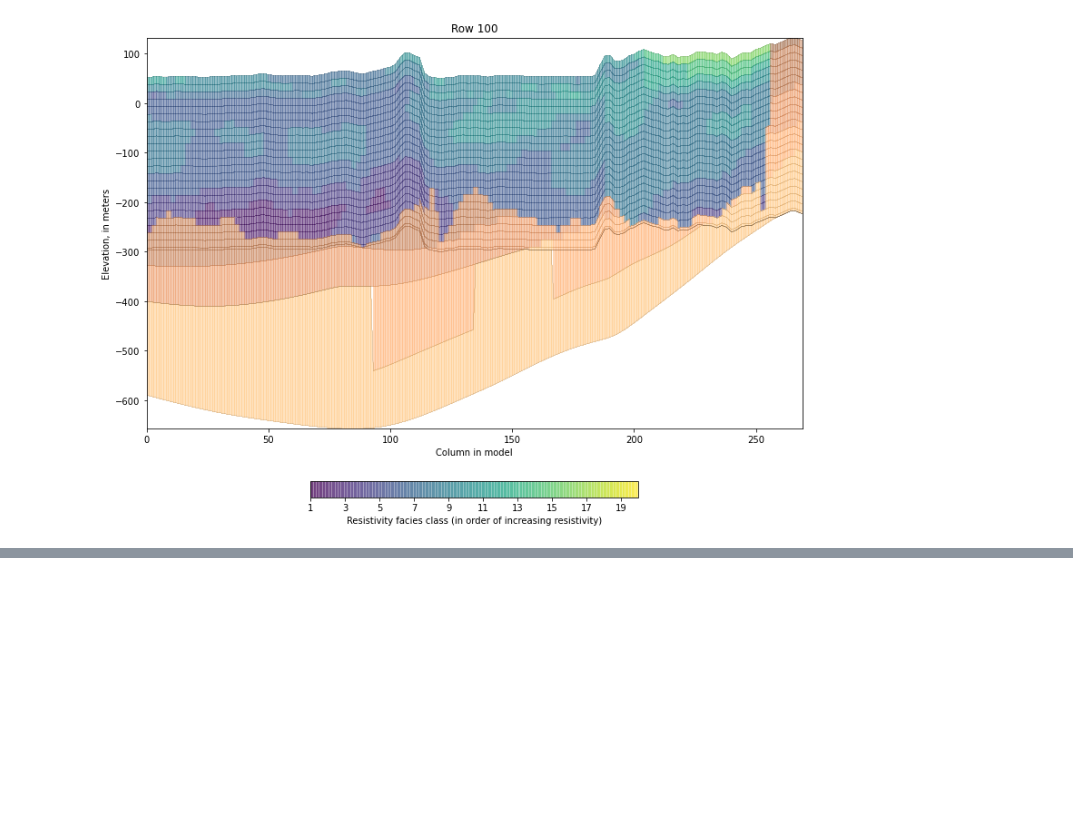
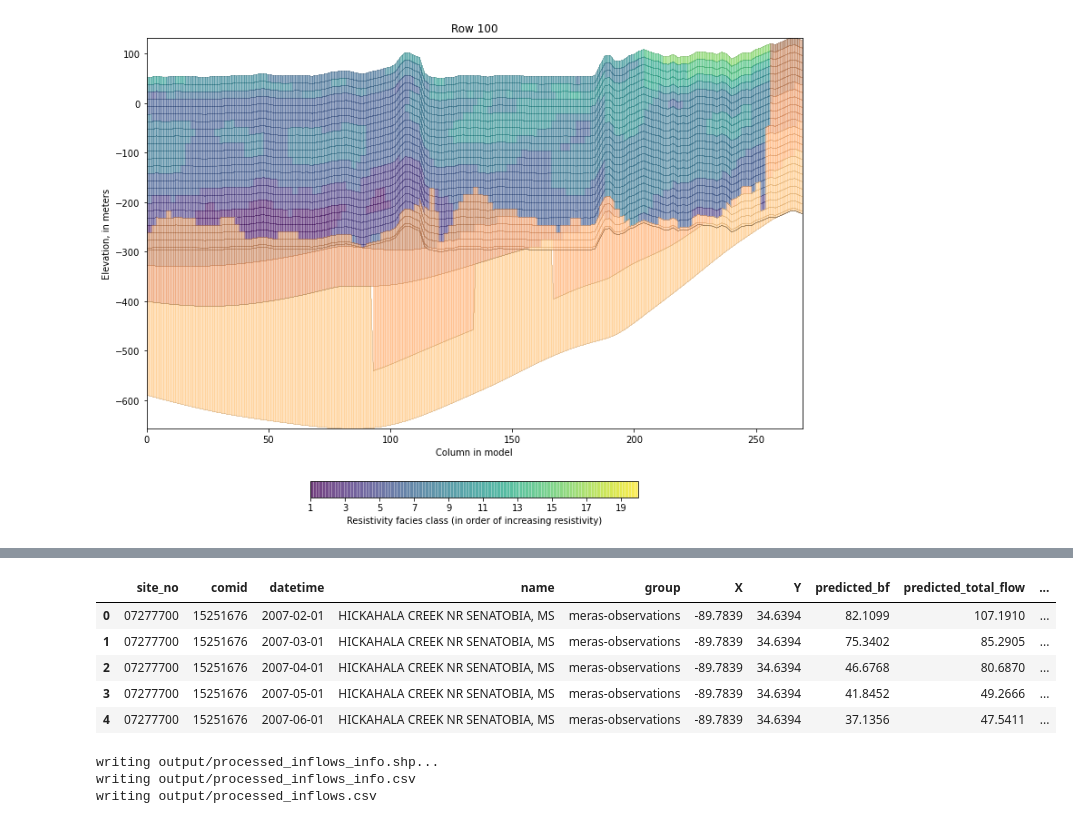
Before and after one commit to aleaf/usgs-map-gwmodels, a Jupyter notebook: examples/Example.ipynb, the cells around one changed output, grey strips where cells are left out. Cells and saved outputs as stored; diff of their text form; code cells hidden in the pictures; blank space fills up the shorter version.

```diff
--- a/examples/Example.ipynb
+++ b/examples/Example.ipynb
@@ -97,0 +151,34 @@ plot_slice(layers, property_data=zone_array,
+# %%
+from mapgwm.swflows import preprocess_flows
+
+streamflow_data_file = test_data_path / 'swflows/13Feb2020_rf_output_with_site_numbers.csv'
+streamflow_data = pd.read_csv(streamflow_data_file)
+
+# only include flows that are inflows (exclude observations)
+include_line_ids = set(streamflow_data.loc[streamflow_data.group == 'meras-inflows', 'comid'])
+
+outfile = output_folder / 'processed_inflows.csv'
+# %%
+streamflow_data.head()
+# %% [output]
+|  | site_no | comid | datetime | name | group | X | Y | predicted_bf | predicted_total_flow | ... |
+| 0 | 07277700 | 15251676 | 2007-02-01 | HICKAHALA CREEK NR SENATOBIA, MS | meras-observations | -89.7839 | 34.6394 | 82.1099 | 107.1910 | ... |
+| 1 | 07277700 | 15251676 | 2007-03-01 | HICKAHALA CREEK NR SENATOBIA, MS | meras-observations | -89.7839 | 34.6394 | 75.3402 | 85.2905 | ... |
+| 2 | 07277700 | 15251676 | 2007-04-01 | HICKAHALA CREEK NR SENATOBIA, MS | meras-observations | -89.7839 | 34.6394 | 46.6768 | 80.6870 | ... |
+| 3 | 07277700 | 15251676 | 2007-05-01 | HICKAHALA CREEK NR SENATOBIA, MS | meras-observations | -89.7839 | 34.6394 | 41.8452 | 49.2666 | ... |
+| 4 | 07277700 | 15251676 | 2007-06-01 | HICKAHALA CREEK NR SENATOBIA, MS | meras-observations | -89.7839 | 34.6394 | 37.1356 | 47.5411 | ... |
+# %%
+df = preprocess_flows(streamflow_data, flow_data_columns=['predicted_total_flow', 'predicted_bf'],
+                      include_line_ids=include_line_ids,
+                      start_date=start_date,
+                      datetime_col='datetime',
+                      site_no_col='site_no',
+                      line_id_col='comid',
+                      x_coord_col='X',
+                      y_coord_col='Y',
+                      outfile=outfile
+                      )
+# %% [output]
+writing output/processed_inflows_info.shp...
+writing output/processed_inflows_info.csv
+writing output/processed_inflows.csv
```
Also changed, not shown: parts of 30 cells of this notebook, 14 other files.
